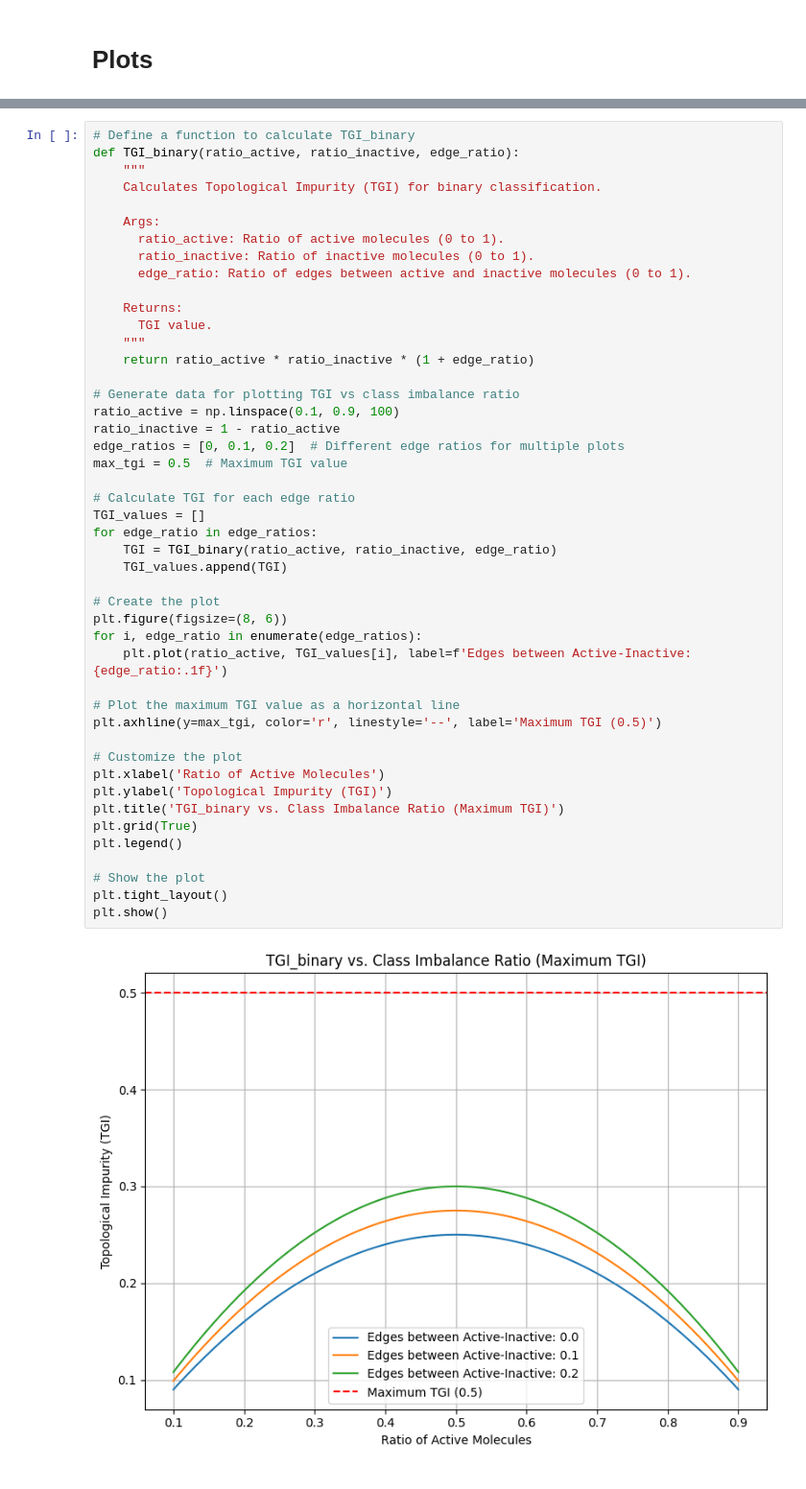
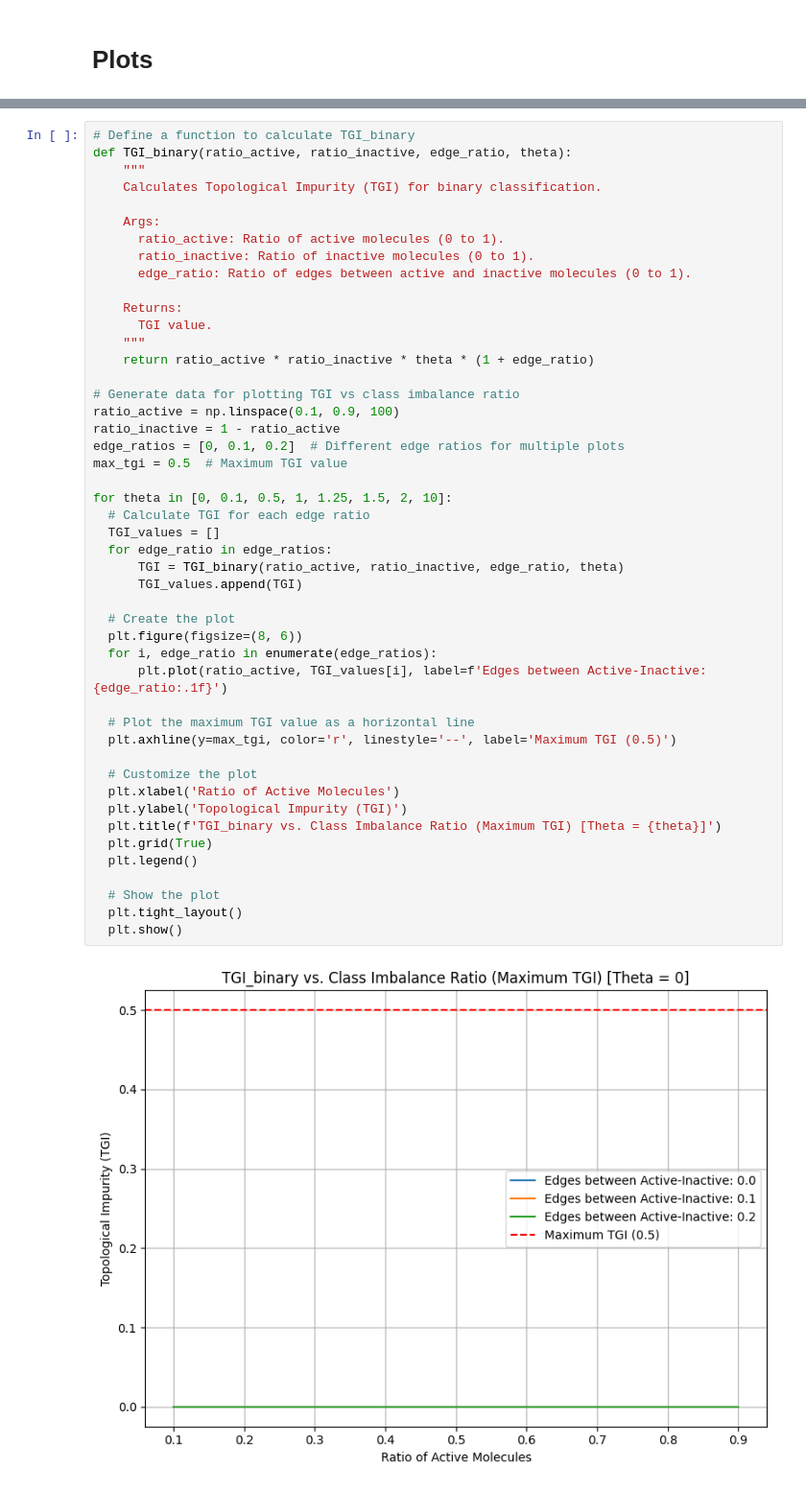
Before and after one commit to Manas02/topologicalimpurity, a Jupyter notebook: notebook/TI.ipynb, the cells around one changed output, grey strips where cells are left out. Shown at 96% size. Saved outputs shown, nothing was run; the diff lists cells and outputs as text.

```diff
--- a/notebook/TI.ipynb
+++ b/notebook/TI.ipynb
@@ -150,48 +158,49 @@ plt.show()
 # %%
 # Define a function to calculate TGI_binary
-def TGI_binary(ratio_active, ratio_inactive, edge_ratio):
+def TGI_binary(ratio_active, ratio_inactive, edge_ratio, theta):
     """
     Calculates Topological Impurity (TGI) for binary classification.
 
     Args:
       ratio_active: Ratio of active molecules (0 to 1).
       ratio_inactive: Ratio of inactive molecules (0 to 1).
       edge_ratio: Ratio of edges between active and inactive molecules (0 to 1).
 
     Returns:
       TGI value.
     """
-    return ratio_active * ratio_inactive * (1 + edge_ratio)
+    return ratio_active * ratio_inactive * theta * (1 + edge_ratio)
 
 # Generate data for plotting TGI vs class imbalance ratio
 ratio_active = np.linspace(0.1, 0.9, 100)
 ratio_inactive = 1 - ratio_active
 edge_ratios = [0, 0.1, 0.2]  # Different edge ratios for multiple plots
 max_tgi = 0.5  # Maximum TGI value
 
-# Calculate TGI for each edge ratio
-TGI_values = []
-for edge_ratio in edge_ratios:
-    TGI = TGI_binary(ratio_active, ratio_inactive, edge_ratio)
-    TGI_values.append(TGI)
+for theta in [0, 0.1, 0.5, 1, 1.25, 1.5, 2, 10]:
+  # Calculate TGI for each edge ratio
+  TGI_values = []
+  for edge_ratio in edge_ratios:
+      TGI = TGI_binary(ratio_active, ratio_inactive, edge_ratio, theta)
+      TGI_values.append(TGI)
 
-# Create the plot
-plt.figure(figsize=(8, 6))
-for i, edge_ratio in enumerate(edge_ratios):
-    plt.plot(ratio_active, TGI_values[i], label=f'Edges between Active-Inactive: {edge_ratio:.1f}')
+  # Create the plot
+  plt.figure(figsize=(8, 6))
+  for i, edge_ratio in enumerate(edge_ratios):
+      plt.plot(ratio_active, TGI_values[i], label=f'Edges between Active-Inactive: {edge_ratio:.1f}')
 
-# Plot the maximum TGI value as a horizontal line
-plt.axhline(y=max_tgi, color='r', linestyle='--', label='Maximum TGI (0.5)')
+  # Plot the maximum TGI value as a horizontal line
+  plt.axhline(y=max_tgi, color='r', linestyle='--', label='Maximum TGI (0.5)')
 
-# Customize the plot
-plt.xlabel('Ratio of Active Molecules')
-plt.ylabel('Topological Impurity (TGI)')
-plt.title('TGI_binary vs. Class Imbalance Ratio (Maximum TGI)')
-plt.grid(True)
-plt.legend()
+  # Customize the plot
+  plt.xlabel('Ratio of Active Molecules')
+  plt.ylabel('Topological Impurity (TGI)')
+  plt.title(f'TGI_binary vs. Class Imbalance Ratio (Maximum TGI) [Theta = {theta}]')
+  plt.grid(True)
+  plt.legend()
 
-# Show the plot
-plt.tight_layout()
-plt.show()
+  # Show the plot
+  plt.tight_layout()
+  plt.show()
 # %% [output]
-[figure, old version]
+[figure, new version]
```
Also changed, not shown: parts of 4 cells of this notebook, 21 other files.
